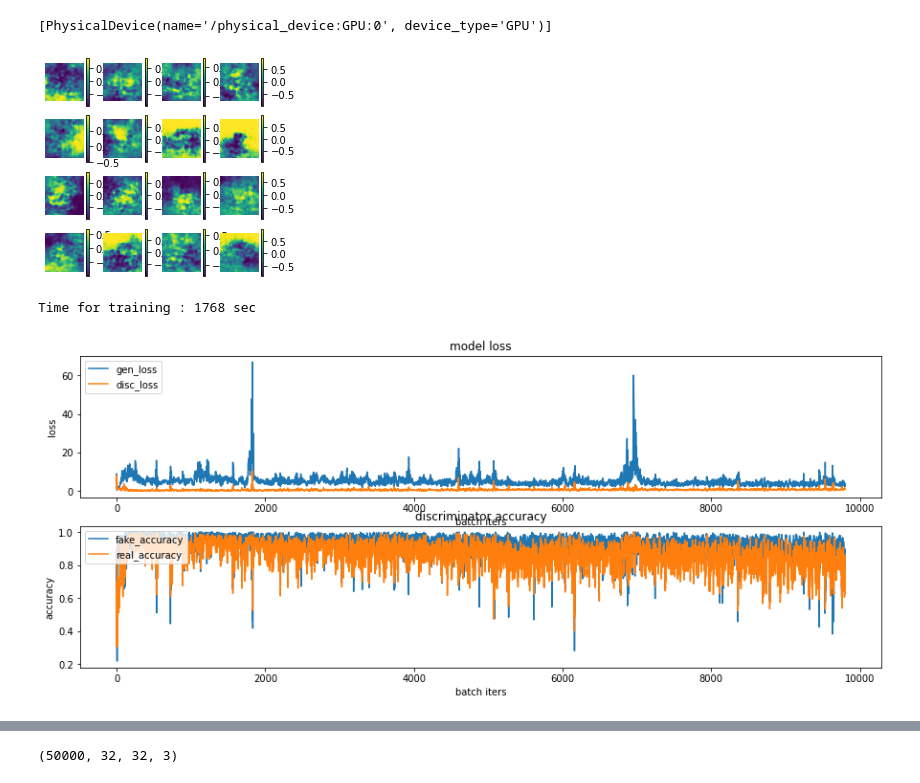
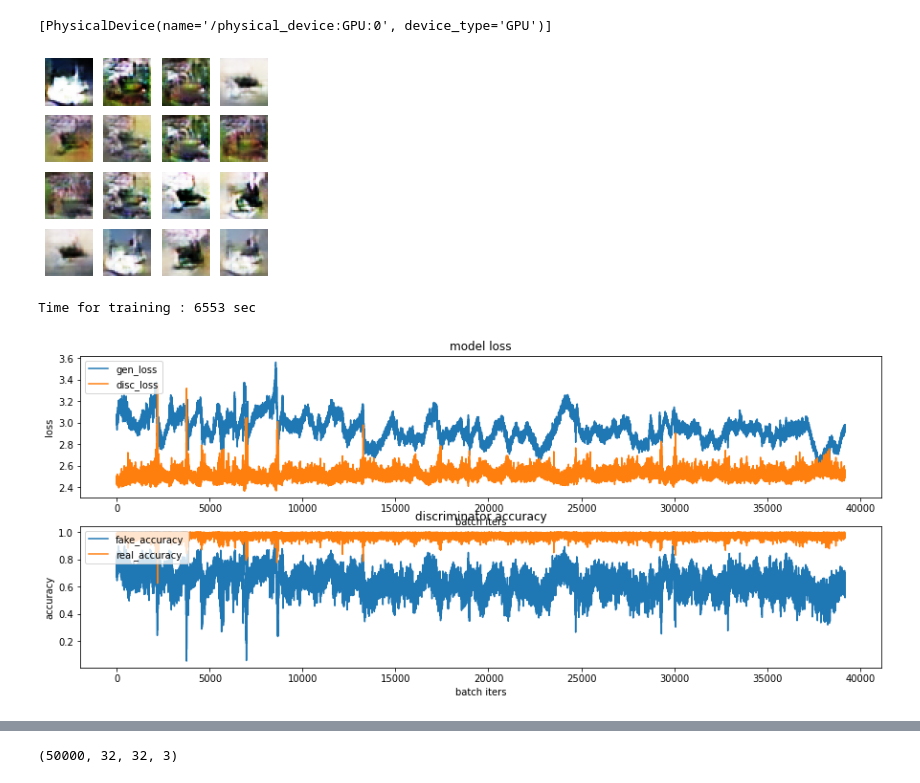
Before and after one commit to SunCreation/aiffel, a Jupyter notebook: Working/AI/Style_Generator/fasion_stylist.ipynb, the cells around one changed output, grey strips where cells are left out. Cells and saved outputs as stored; diff of their text form; code cells hidden in the pictures.

```diff
--- a/Working/AI/Style_Generator/fasion_stylist.ipynb
+++ b/Working/AI/Style_Generator/fasion_stylist.ipynb
@@ -318,8 +351,18 @@ f(x, y)
 <tf.Tensor: shape=(2,), dtype=int64, numpy=array([7, 7])>
 # %%
 @tf.function
-def train_step(images):  #(1) 입력데이터
+def train_step(images, label_):  #(1) 입력데이터
     noise = tf.random.normal([BATCH_SIZE, noise_dim])  #(2) 생성자 입력 노이즈
+
+    fake_label = np.zeros((BATCH_SIZE,11))
+    for i in fake_label:
+        i[-1]=1
+    fla = tf.constant(fake_label)
+
+    fake_fake_label = np.ones((BATCH_SIZE,11))
+    for i in fake_fake_label:
+        i[-1]=0
+    fafla = tf.constant(fake_fake_label)
 
     with tf.GradientTape() as gen_tape, tf.GradientTape() as disc_tape:  #(3) tf.GradientTape() 오픈
         generated_images = generator(noise, training=True)  #(4) generated_images 생성
@@ -329,8 +372,9 @@ def train_step(images):  #(1) 입력데이터
         fake_output = discriminator(generated_images, training=True)
 
         #(6) loss 계산
-        gen_loss = generator_loss(fake_output)
-        disc_loss = discriminator_loss(real_output, fake_output)
+
+        gen_loss = generator_loss(fake_output,fafla)
+        disc_loss = discriminator_loss(real_output, fake_output, label_, fla)
 
         #(7) accuracy 계산
         real_accuracy, fake_accuracy = discriminator_accuracy(real_output, fake_output)
@@ -345,6 +389,12 @@ def train_step(images):  #(1) 입력데이터
 
     return gen_loss, disc_loss, real_accuracy, fake_accuracy  #(10) 리턴값
 # %%
+def unorm(output_):
+    output_ = output_.numpy()
+    output_ = (output_*127.5 + 127.5).astype("int16")
+    return output_
+
+
 def generate_and_save_images(model, epoch, it, sample_seeds):
 
     predictions = model(sample_seeds, training=False)
@@ -352,8 +402,7 @@ def generate_and_save_images(model, epoch, it, sample_seeds):
     fig = plt.figure(figsize=(4, 4))
     for i in range(predictions.shape[0]):
         plt.subplot(4, 4, i+1)
-        plt.imshow(predictions[i, :, :, 0])
-        plt.colorbar()
+        plt.imshow(unorm(predictions[i]))
         plt.axis('off')
 
     plt.savefig('fashion/generated_samples/sample_epoch_{:04d}_iter_{:03d}.png'
@@ -396,14 +445,15 @@ checkpoint = tf.train.Checkpoint(generator_optimizer=generator_optimizer,
                                  generator=generator,
                                  discriminator=discriminator)
 # %%
-def train(dataset, epochs, save_every):
+def train(dataset,labels, epochs, save_every):
     start = time.time()
     history = {'gen_loss':[], 'disc_loss':[], 'real_accuracy':[], 'fake_accuracy':[]}
 
     for epoch in range(epochs):
         epoch_start = time.time()
-        for it, image_batch in enumerate(dataset):
-            gen_loss, disc_loss, real_accuracy, fake_accuracy = train_step(image_batch)
+        for it, image_batch in enumerate(zip(dataset,labels)):
+            image_batch, label_ = image_batch
+            gen_loss, disc_loss, real_accuracy, fake_accuracy = train_step(image_batch, label_)
             history['gen_loss'].append(gen_loss)
             history['disc_loss'].append(disc_loss)
             history['real_accuracy'].append(real_accuracy)
@@ -414,6 +464,7 @@ def train(dataset, epochs, save_every):
                 generate_and_save_images(generator, epoch+1, it+1, seed)
                 print('Epoch {} | iter {}'.format(epoch+1, it+1))
                 print('Time for epoch {} : {} sec'.format(epoch+1, int(time.time()-epoch_start)))
+                draw_train_history(history, epoch)
 
         if (epoch + 1) % save_every == 0:
             checkpoint.save(file_prefix=checkpoint_prefix)
@@ -425,7 +476,7 @@ def train(dataset, epochs, save_every):
         draw_train_history(history, epoch)
 # %%
 save_every = 5
-EPOCHS = 50
+EPOCHS = 200
 
 # 사용가능한 GPU 디바이스 확인
 tf.config.list_physical_devices("GPU")
@@ -433,11 +484,12 @@ tf.config.list_physical_devices("GPU")
 [PhysicalDevice(name='/physical_device:GPU:0', device_type='GPU')]
 # %%
 %%time
-train(train_dataset, EPOCHS, save_every)
+train(train_dataset,train_y_dataset, EPOCHS, save_every)
+
 
 # 학습과정의 loss, accuracy 그래프 이미지 파일이 ~/aiffel/dcgan_newimage/fashion/training_history 경로에 생성되고 있으니
 # 진행 과정을 수시로 확인해 보시길 권합니다.
 # %% [output]
-[figure, old version]
+[figure, new version]
-Time for training : 1768 sec
+Time for training : 6553 sec
-[figure, old version]
+[figure, new version]
```
Also changed, not shown: parts of 20 cells of this notebook, 2 other files.
